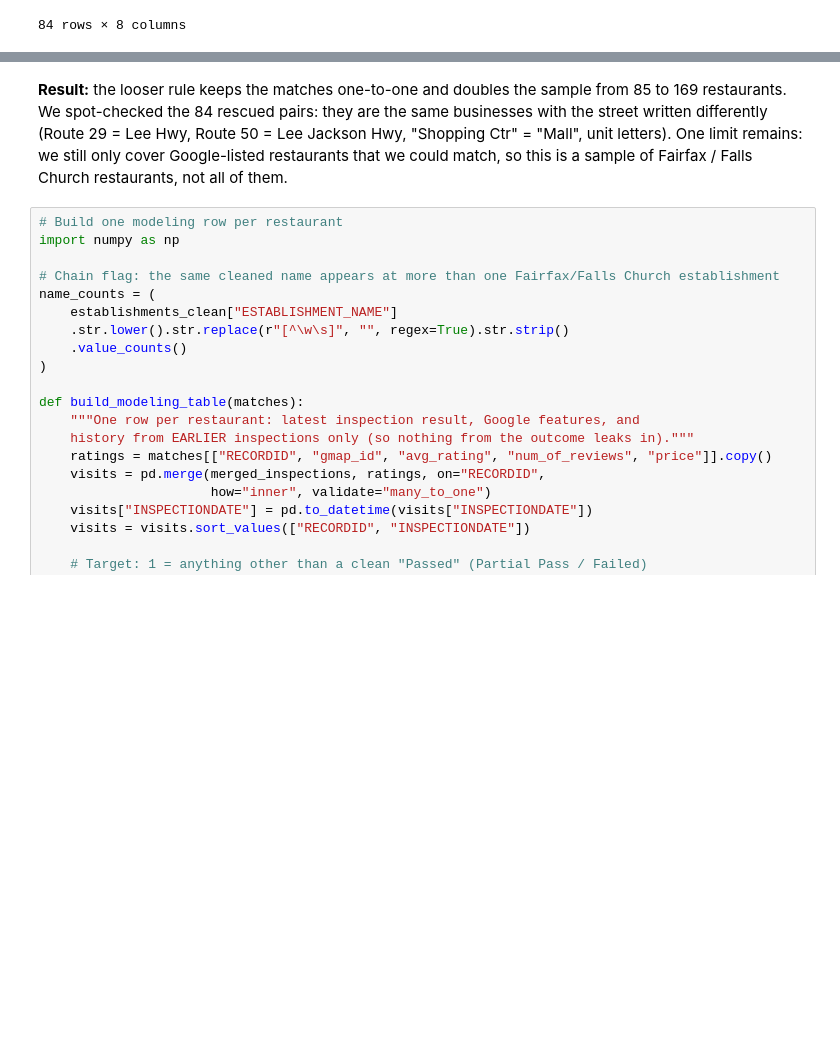
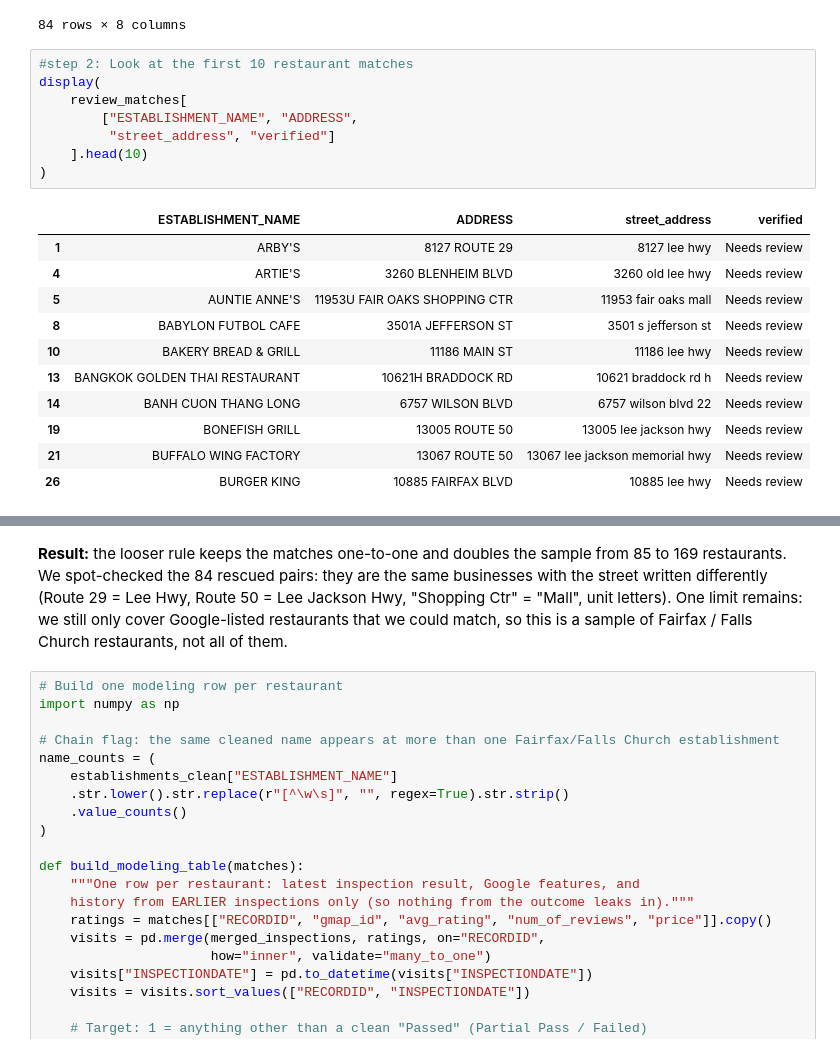
Before and after one commit to hwayalew/ds3001_team1_project, a Jupyter notebook: notebook.ipynb, the cells around one changed output, grey strips where cells are left out. Saved outputs shown, nothing was run; the diff lists cells and outputs as text; blank space fills up the shorter version.

Commit message:
restaurant matching-data quality check

```diff
--- a/notebook.ipynb
+++ b/notebook.ipynb
@@ -976,3 +976,23 @@ Unique Google restaurants: 84
 | 346 | HFOOD-000039229 | 0x89b7b571a4c3f399:0x9ce1fb246c1b... | WILD TACOZ | Wild Tacoz | FALLS CHURCH | 7167 ROUTE 29 | 7167 lee hwy | Needs review |
 | 349 | HFOOD-000041571 | 0x89b64f40a9dcfd9b:0x66a9b714cd95... | YU NOODLES | Yu Noodles | FAIRFAX | 11217C ROUTE 29 | 11217 c | Needs review |
 84 rows × 8 columns
+# %%
+#step 2: Look at the first 10 restaurant matches
+display(
+    review_matches[
+        ["ESTABLISHMENT_NAME", "ADDRESS",
+         "street_address", "verified"]
+    ].head(10)
+)
+# %% [output]
+|  | ESTABLISHMENT_NAME | ADDRESS | street_address | verified |
+| 1 | ARBY'S | 8127 ROUTE 29 | 8127 lee hwy | Needs review |
+| 4 | ARTIE'S | 3260 BLENHEIM BLVD | 3260 old lee hwy | Needs review |
+| 5 | AUNTIE ANNE'S | 11953U FAIR OAKS SHOPPING CTR | 11953 fair oaks mall | Needs review |
+| 8 | BABYLON FUTBOL CAFE | 3501A JEFFERSON ST | 3501 s jefferson st | Needs review |
+| 10 | BAKERY BREAD & GRILL | 11186 MAIN ST | 11186 lee hwy | Needs review |
+| 13 | BANGKOK GOLDEN THAI RESTAURANT | 10621H BRADDOCK RD | 10621 braddock rd h | Needs review |
+| 14 | BANH CUON THANG LONG | 6757 WILSON BLVD | 6757 wilson blvd 22 | Needs review |
+| 19 | BONEFISH GRILL | 13005 ROUTE 50 | 13005 lee jackson hwy | Needs review |
+| 21 | BUFFALO WING FACTORY | 13067 ROUTE 50 | 13067 lee jackson memorial hwy | Needs review |
+| 26 | BURGER KING | 10885 FAIRFAX BLVD | 10885 lee hwy | Needs review |
```
Also changed, not shown: parts of 1 cell of this notebook.
